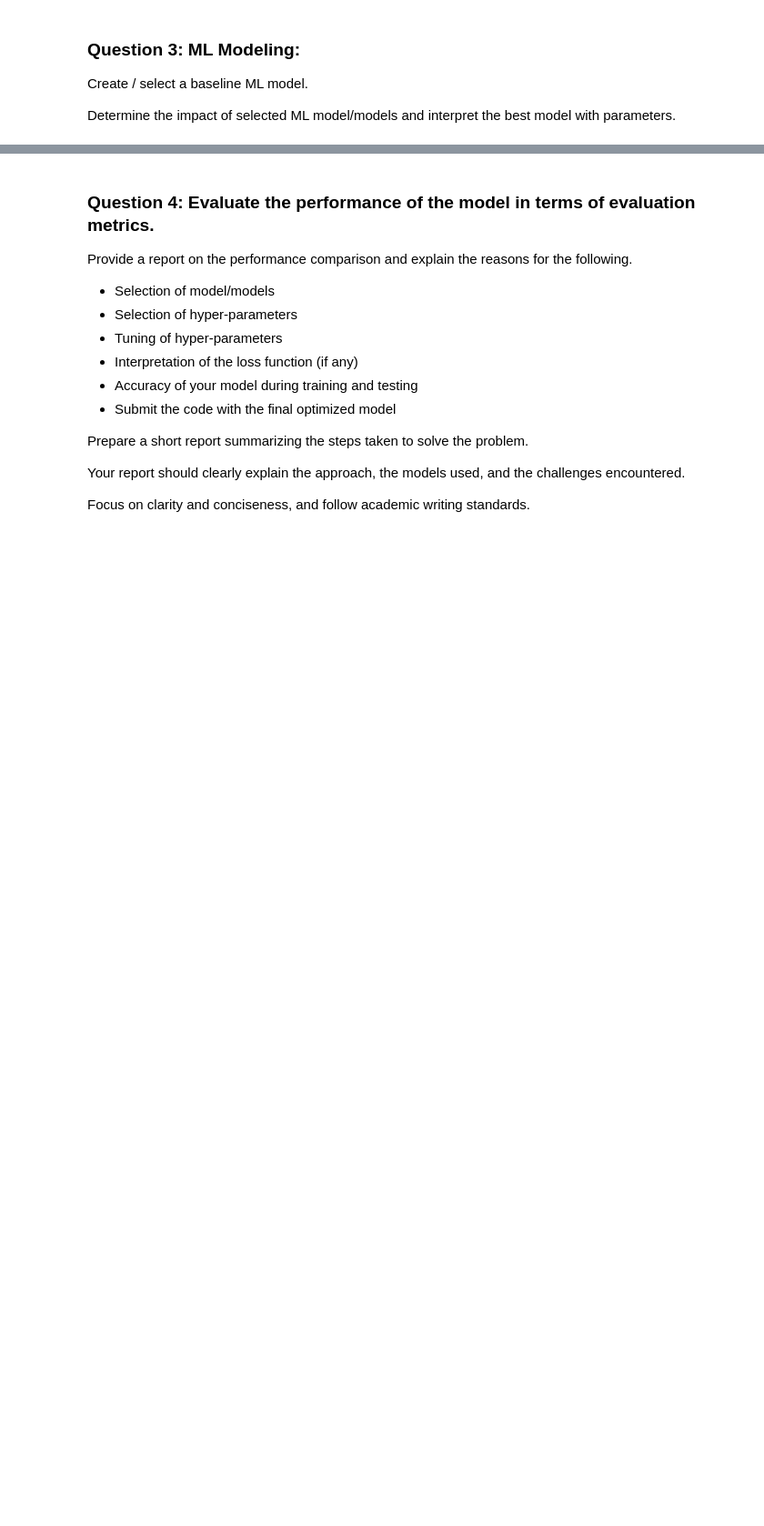
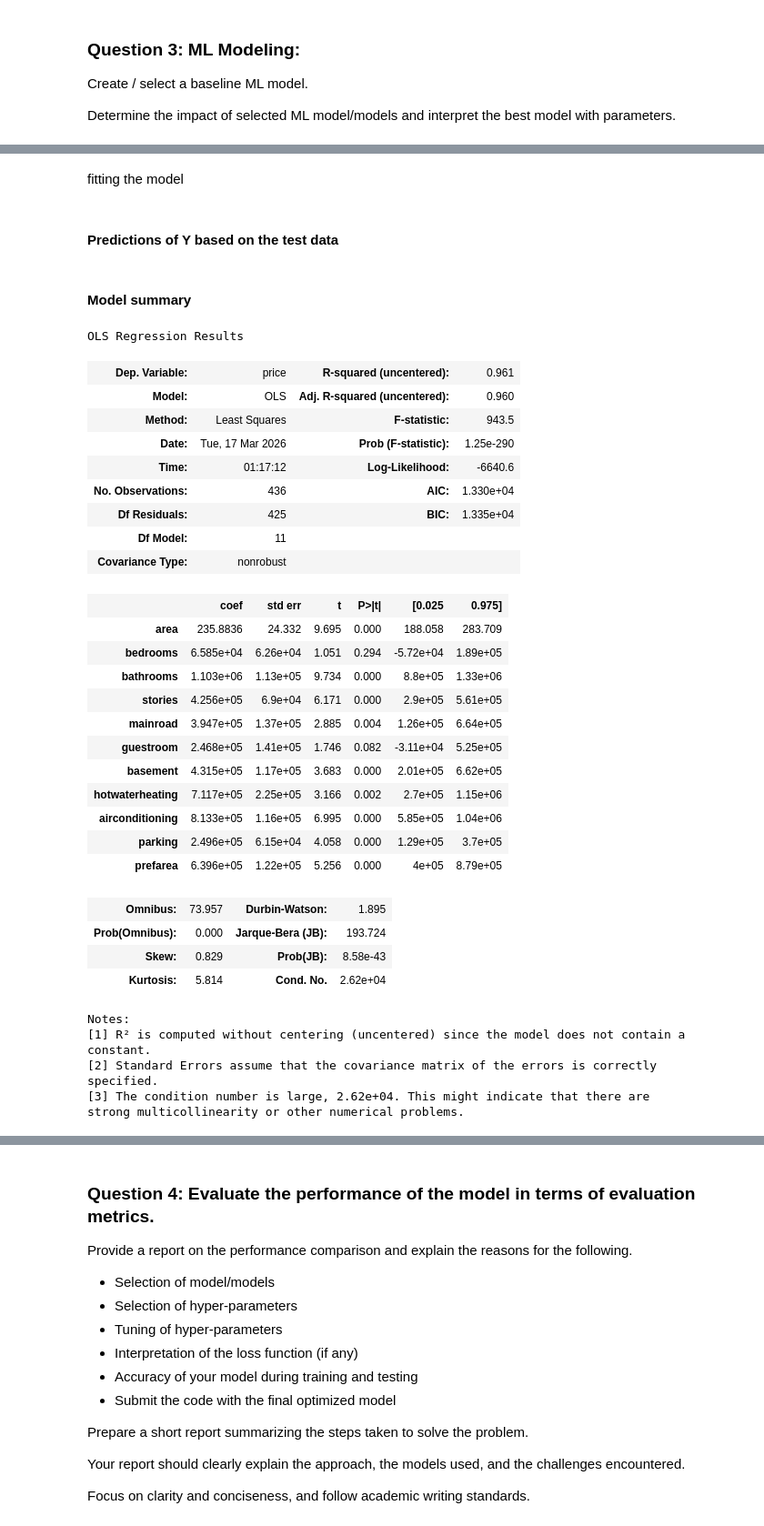
Before and after one commit to Matthew-Riddell/Machine-Learning-CA2.1, a Jupyter notebook: Matthew-Riddell_Machine-Learning_CA2.1.ipynb, the cells around one changed output, grey strips where cells are left out. Shown at 91% size. Cells and saved outputs as stored; diff of their text form; code cells hidden in the pictures; blank space fills up the shorter version.

```diff
--- a/Matthew-Riddell_Machine-Learning_CA2.1.ipynb
+++ b/Matthew-Riddell_Machine-Learning_CA2.1.ipynb
@@ -315,0 +347,6 @@ Determine the impact of selected ML model/models and interpret the best model wi
+# %% [markdown]
+fitting the model
+# %%
+model_lr = sm.OLS(Y_train, X_train).fit()
+# %% [markdown]
+#### Predictions of Y based on the test data
@@ -315,0 +356,36 @@ Determine the impact of selected ML model/models and interpret the best model wi
+# %% [markdown]
+#### Model summary
+# %%
+model_lr.summary()
+# %% [output]
+OLS Regression Results
+| Dep. Variable: | price | R-squared (uncentered): | 0.961 |
+| Model: | OLS | Adj. R-squared (uncentered): | 0.960 |
+| Method: | Least Squares | F-statistic: | 943.5 |
+| Date: | Tue, 17 Mar 2026 | Prob (F-statistic): | 1.25e-290 |
+| Time: | 01:17:12 | Log-Likelihood: | -6640.6 |
+| No. Observations: | 436 | AIC: | 1.330e+04 |
+| Df Residuals: | 425 | BIC: | 1.335e+04 |
+| Df Model: | 11 |  |  |
+| Covariance Type: | nonrobust |  |  |
+|  | coef | std err | t | P>|t| | [0.025 | 0.975] |
+| area | 235.8836 | 24.332 | 9.695 | 0.000 | 188.058 | 283.709 |
+| bedrooms | 6.585e+04 | 6.26e+04 | 1.051 | 0.294 | -5.72e+04 | 1.89e+05 |
+| bathrooms | 1.103e+06 | 1.13e+05 | 9.734 | 0.000 | 8.8e+05 | 1.33e+06 |
+| stories | 4.256e+05 | 6.9e+04 | 6.171 | 0.000 | 2.9e+05 | 5.61e+05 |
+| mainroad | 3.947e+05 | 1.37e+05 | 2.885 | 0.004 | 1.26e+05 | 6.64e+05 |
+| guestroom | 2.468e+05 | 1.41e+05 | 1.746 | 0.082 | -3.11e+04 | 5.25e+05 |
+| basement | 4.315e+05 | 1.17e+05 | 3.683 | 0.000 | 2.01e+05 | 6.62e+05 |
+| hotwaterheating | 7.117e+05 | 2.25e+05 | 3.166 | 0.002 | 2.7e+05 | 1.15e+06 |
+| airconditioning | 8.133e+05 | 1.16e+05 | 6.995 | 0.000 | 5.85e+05 | 1.04e+06 |
+| parking | 2.496e+05 | 6.15e+04 | 4.058 | 0.000 | 1.29e+05 | 3.7e+05 |
+| prefarea | 6.396e+05 | 1.22e+05 | 5.256 | 0.000 | 4e+05 | 8.79e+05 |
+| Omnibus: | 73.957 | Durbin-Watson: | 1.895 |
+| Prob(Omnibus): | 0.000 | Jarque-Bera (JB): | 193.724 |
+| Skew: | 0.829 | Prob(JB): | 8.58e-43 |
+| Kurtosis: | 5.814 | Cond. No. | 2.62e+04 |
+Notes:
+[1] R² is computed without centering (uncentered) since the model does not contain a constant.
+[2] Standard Errors assume that the covariance matrix of the errors is correctly specified.
+[3] The condition number is large, 2.62e+04. This might indicate that there are
+strong multicollinearity or other numerical problems.
```
Also changed, not shown: parts of 30 cells of this notebook.
